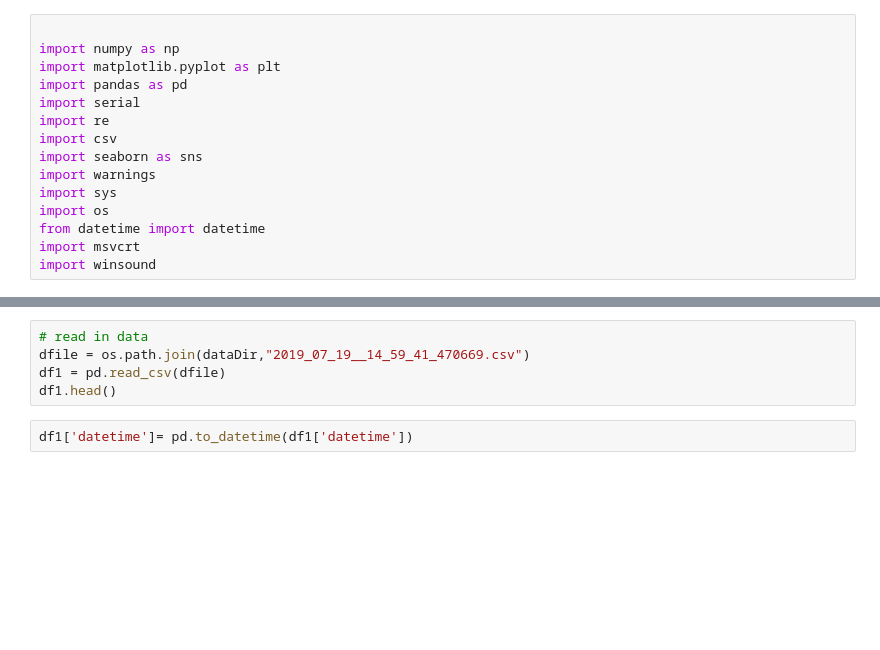
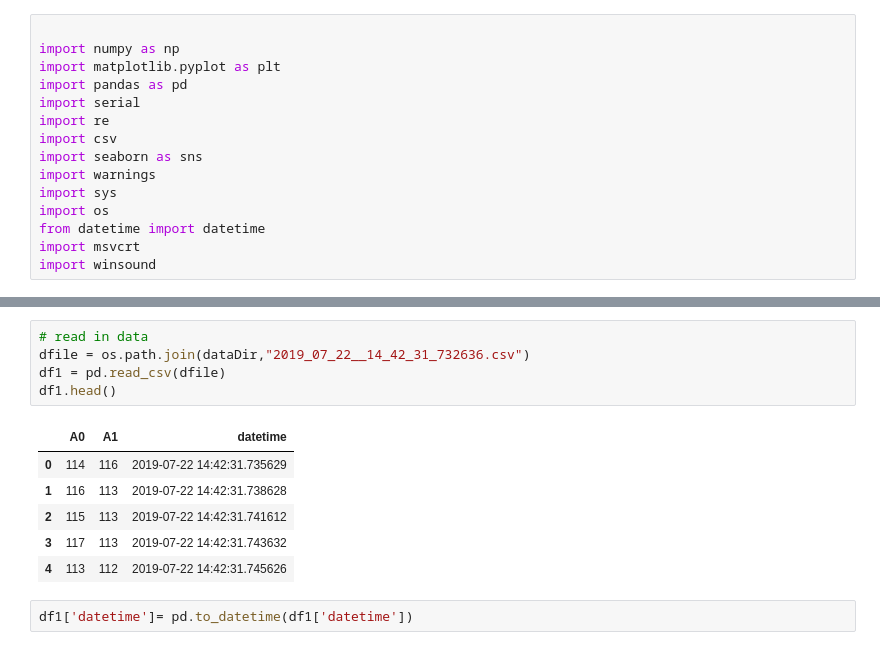
Before and after one commit to callinSwitzer/MonarchPesticides, a Jupyter notebook: PythonCode/PhotogateAnalysis.ipynb, the cells around one changed output, grey strips where cells are left out. Cells and saved outputs as stored; diff of their text form; blank space fills up the shorter version.

```diff
--- a/PythonCode/PhotogateAnalysis.ipynb
+++ b/PythonCode/PhotogateAnalysis.ipynb
@@ -36,8 +39,15 @@ if not os.path.isdir(figDir):
 # %%
 # read in data
-dfile = os.path.join(dataDir,"2019_07_19__14_59_41_470669.csv")
+dfile = os.path.join(dataDir,"2019_07_22__14_42_31_732636.csv")
 df1 = pd.read_csv(dfile)
 df1.head()
+# %% [output]
+|  | A0 | A1 | datetime |
+| 0 | 114 | 116 | 2019-07-22 14:42:31.735629 |
+| 1 | 116 | 113 | 2019-07-22 14:42:31.738628 |
+| 2 | 115 | 113 | 2019-07-22 14:42:31.741612 |
+| 3 | 117 | 113 | 2019-07-22 14:42:31.743632 |
+| 4 | 113 | 112 | 2019-07-22 14:42:31.745626 |
 # %%
 df1['datetime']= pd.to_datetime(df1['datetime'])
 # %%
```
Also changed, not shown: parts of 7 cells of this notebook, 1 other file.
